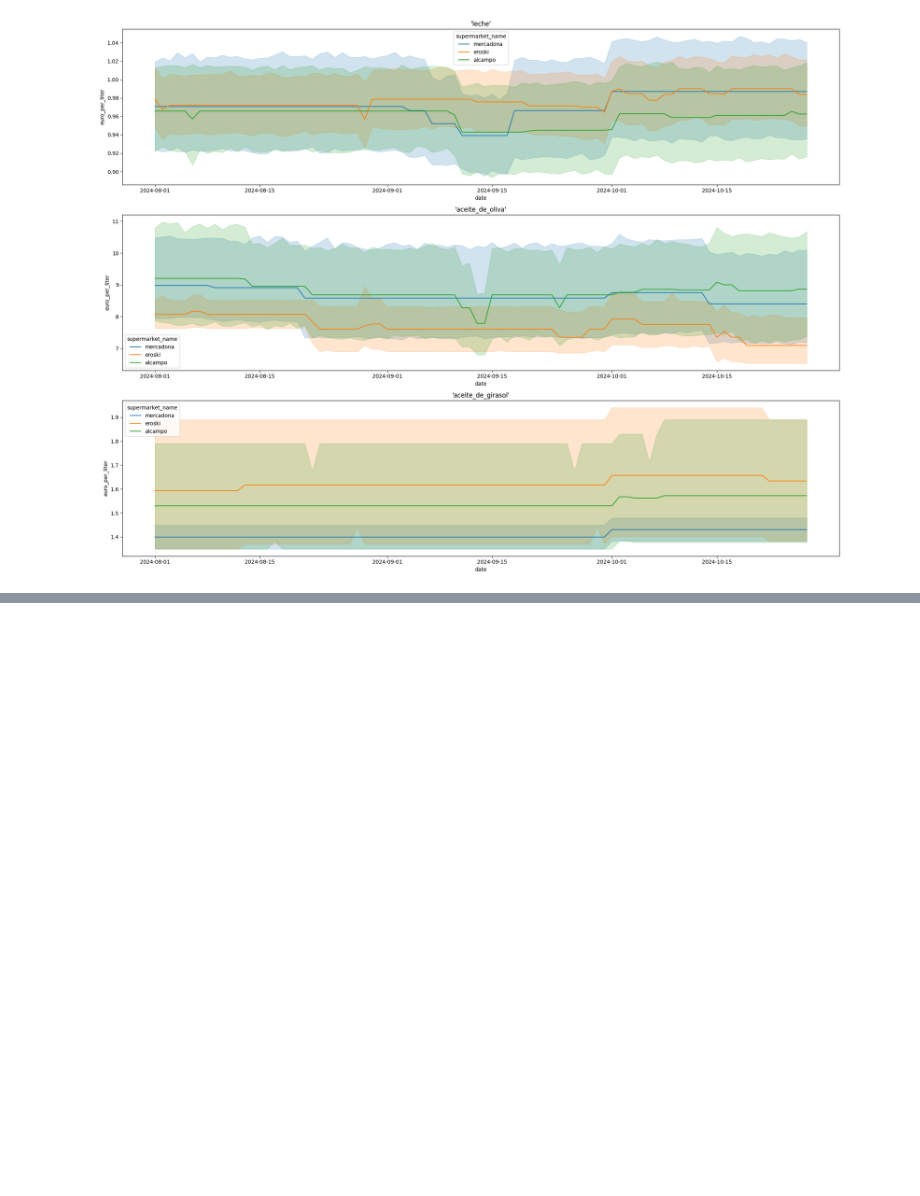
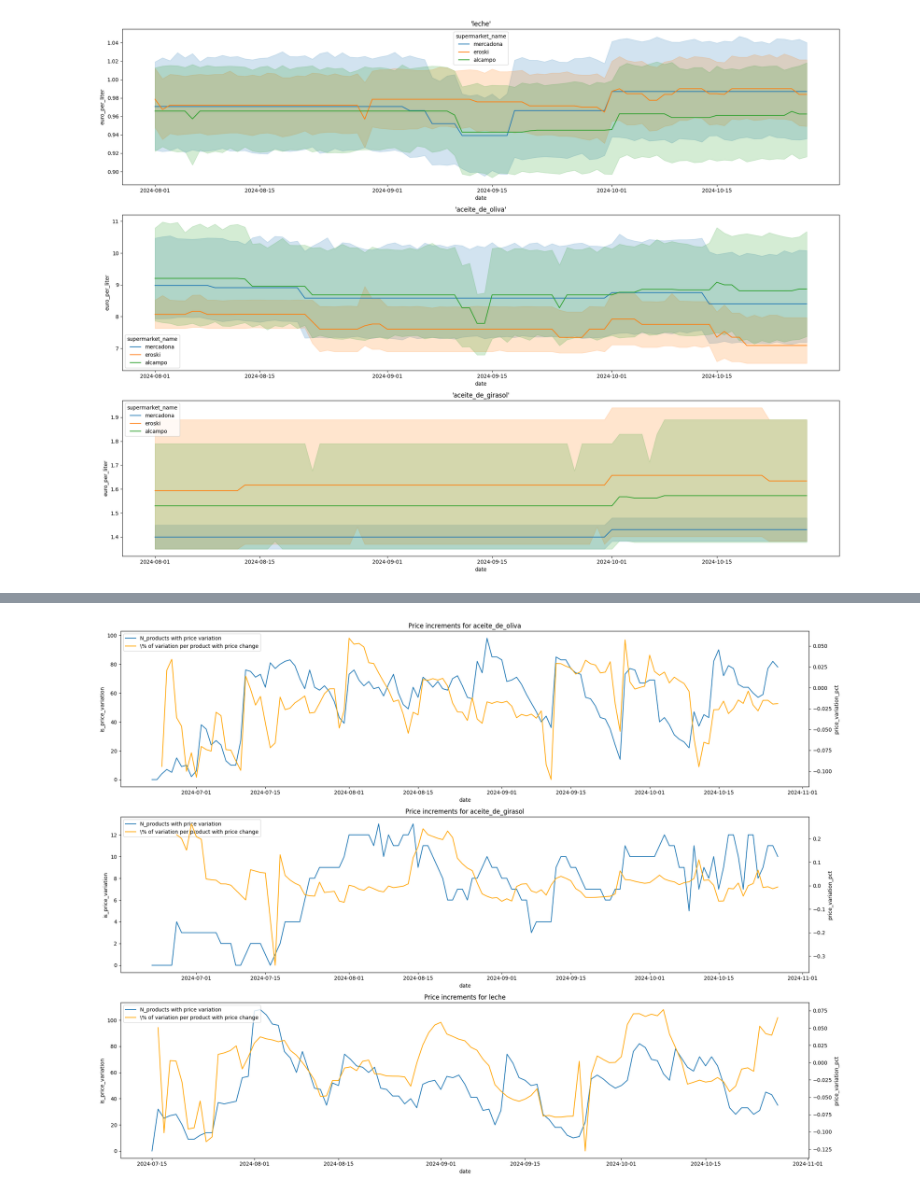
Before and after one commit to MiguelLopezVirues/Supermarket_basket_analysis, a Jupyter notebook: notebooks/4_data_analysis.ipynb, the cells around one changed output, grey strips where cells are left out. Cells and saved outputs as stored; diff of their text form; code cells hidden in the pictures; blank space fills up the shorter version.

```diff
--- a/notebooks/4_data_analysis.ipynb
+++ b/notebooks/4_data_analysis.ipynb
@@ -748,0 +760,79 @@ plt.show()
+# %%
+fig, axes = plt.subplots(3,1,figsize=(20, 15))
+
+axes_flat = axes.flat
+
+for ax, category in zip(axes_flat, ["'aceite_de_oliva'","'aceite_de_girasol'","'leche'"]):
+	query = f"""WITH moving_avg AS (
+		SELECT date, price_amount / (p.quantity * p.volume_weight) AS eur_per_liter, AVG(price_amount / (p.quantity * p.volume_weight)) OVER(PARTITION BY sp.supermarket_product_id ORDER BY date ROWS BETWEEN 15 PRECEDING AND 1 PRECEDING) AS price_moving_avg,
+				sp.supermarket_product_id, s2.supermarket_name, b.brand_name, c.category_name, s.subcategory_name
+		FROM products p
+		INNER JOIN subcategories s
+			ON p.subcategory_id =s.subcategory_id
+		INNER JOIN categories c
+			ON s.category_id = c.category_id
+		INNER JOIN supermarkets_products sp
+			ON p.product_id = sp.product_id
+		INNER JOIN supermarkets s2
+			ON sp.supermarket_id = s2.supermarket_id
+		INNER JOIN brands b
+			ON b.brand_id = p.brand_id
+		INNER JOIN prices p2
+			ON sp.supermarket_product_id = p2.supermarket_product_id
+		WHERE s.subcategory_name != 'otras' -- helps distinguish not true category products, like milk hair masks o tuna in olive oil
+		AND units IS NOT NULL
+		AND units != 'g'
+		AND s.subcategory_name NOT LIKE '%otras%'
+		AND subcategory_name != 'cabra'
+		ORDER BY sp.supermarket_product_id, date)
+
+	SELECT date, eur_per_liter, price_moving_avg, supermarket_product_id, supermarket_name,
+			brand_name, category_name, subcategory_name,
+			CASE WHEN (ABS((eur_per_liter - price_moving_avg)/price_moving_avg) > 0.05) THEN 1
+			ELSE 0 END AS is_price_variation,
+			CASE WHEN (ABS((eur_per_liter - price_moving_avg)/price_moving_avg) > 0.05) THEN (eur_per_liter - price_moving_avg)/price_moving_avg
+			ELSE NULL END AS price_variation_pct
+	FROM moving_avg
+	WHERE category_name = {category};"""
+
+	anomalies = connect_and_query("comparativa_supermercados", database_credentials, query)
+
+	ax2 = ax.twinx()
+
+	sns.lineplot(
+		data=anomalies,
+		x="date",
+		y="is_price_variation",
+		estimator="sum",
+		ax=ax,
+		errorbar=None,
+		label="N_products with price variation"
+	)
+
+	sns.lineplot(
+		data=anomalies,
+		x="date",
+		y="price_variation_pct",
+		estimator="mean",
+		color="orange",
+		ax=ax2,
+		errorbar=None,
+		label="\% of variation per product with price change"
+	)
+
+	# combine ax and ax2 legends
+	handles1, labels1 = ax.get_legend_handles_labels()
+	handles2, labels2 = ax2.get_legend_handles_labels()
+	ax.legend(handles=handles1 + handles2, labels=labels1 + labels2, loc="upper left")
+
+	# remove ax2 residue
+	ax2.get_legend().remove()
+
+	# set subplots titles
+	category_formatted = category.replace('\'','')
+	ax.set_title(f"Price increments for {category_formatted}")
+
+plt.tight_layout()
+plt.show()
+# %% [output]
+[figure, added]
```
Also changed, not shown: parts of 57 cells of this notebook, 1 other file.
